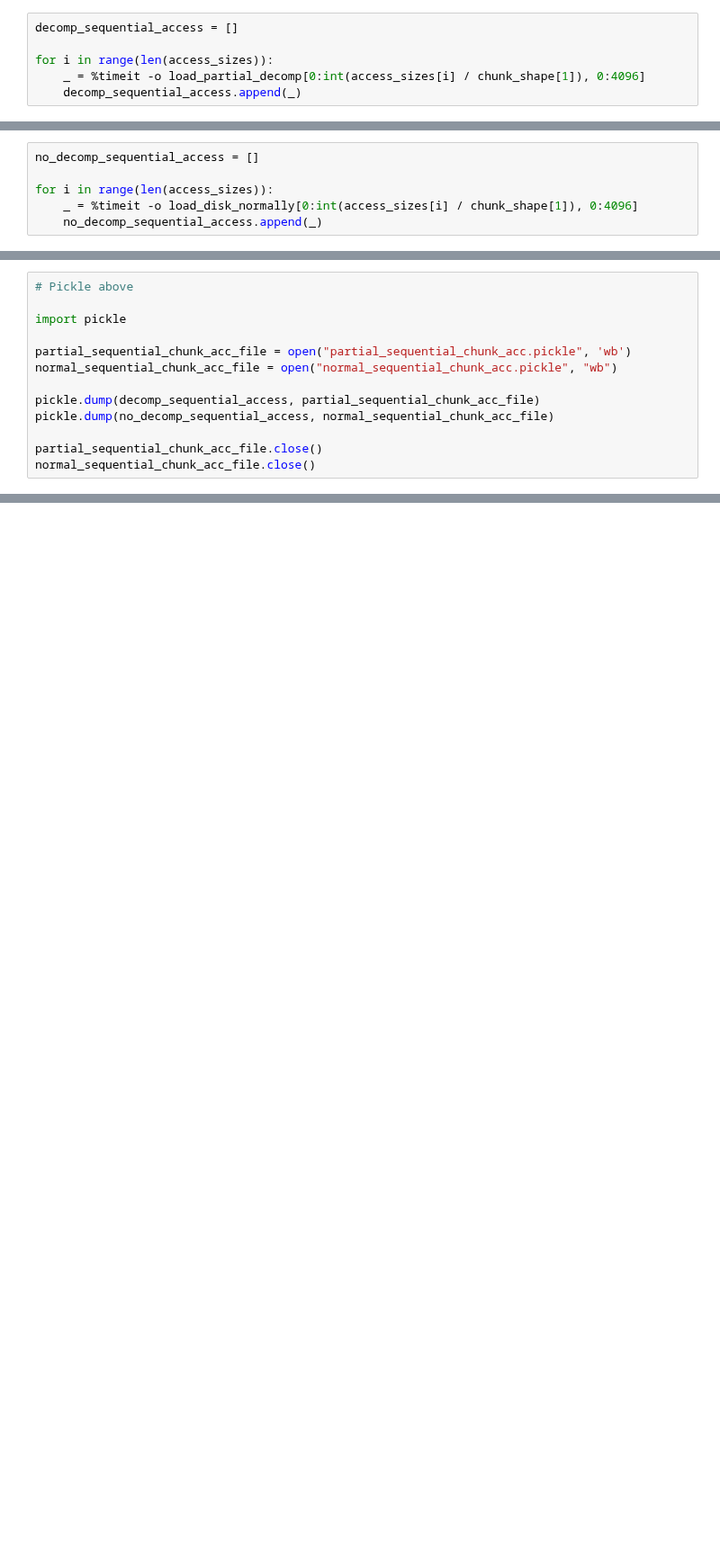
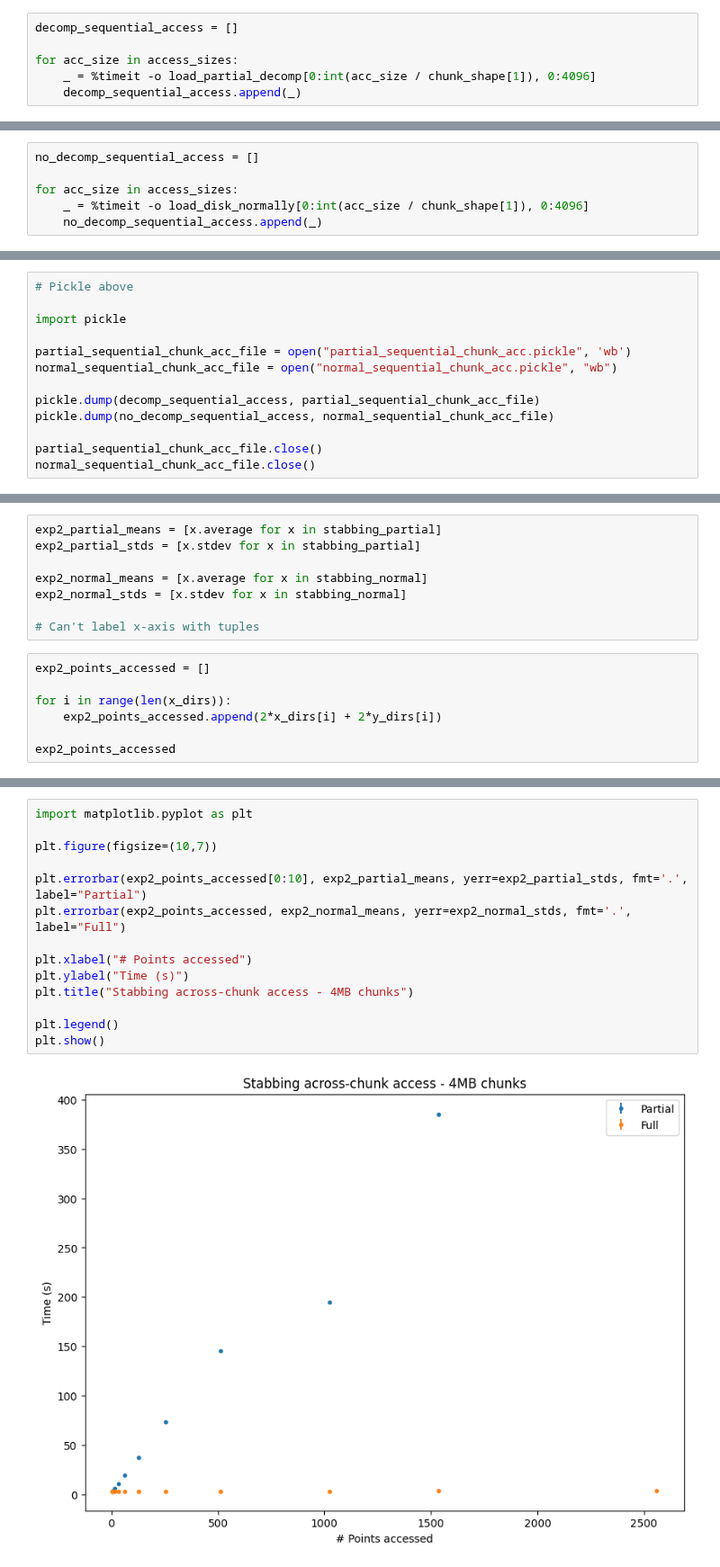
Before and after one commit to ariellubonja/ncar-zarr-code, a Jupyter notebook: chunk-partial-decompress-NOshard.ipynb, the cells around one changed output, grey strips where cells are left out. Shown at 90% size. Saved outputs shown, nothing was run; the diff lists cells and outputs as text; blank space fills up the shorter version.

```diff
--- a/chunk-partial-decompress-NOshard.ipynb
+++ b/chunk-partial-decompress-NOshard.ipynb
@@ -803,7 +838,7 @@ array([ 7298, 28848, 13914, 34926, 35384, 34286, 17281,  7320, 62590,
 # %%
 decomp_sequential_access = []
 
-for i in range(len(access_sizes)):
-    _ = %timeit -o load_partial_decomp[0:int(access_sizes[i] / chunk_shape[1]), 0:4096]
+for acc_size in access_sizes:
+    _ = %timeit -o load_partial_decomp[0:int(acc_size / chunk_shape[1]), 0:4096]
     decomp_sequential_access.append(_)
 # %% [output]
@@ -825,7 +860,7 @@ for i in range(len(access_sizes)):
 # %%
 no_decomp_sequential_access = []
 
-for i in range(len(access_sizes)):
-    _ = %timeit -o load_disk_normally[0:int(access_sizes[i] / chunk_shape[1]), 0:4096]
+for acc_size in access_sizes:
+    _ = %timeit -o load_disk_normally[0:int(acc_size / chunk_shape[1]), 0:4096]
     no_decomp_sequential_access.append(_)
 # %% [output]
@@ -893,0 +1078,15 @@ plt.show()
+# %%
+exp2_partial_means = [x.average for x in stabbing_partial]
+exp2_partial_stds = [x.stdev for x in stabbing_partial]
+
+exp2_normal_means = [x.average for x in stabbing_normal]
+exp2_normal_stds = [x.stdev for x in stabbing_normal]
+
+# Can't label x-axis with tuples
+# %%
+exp2_points_accessed = []
+
+for i in range(len(x_dirs)):
+    exp2_points_accessed.append(2*x_dirs[i] + 2*y_dirs[i])
+
+exp2_points_accessed
@@ -893,0 +1126,16 @@ plt.show()
+# %%
+import matplotlib.pyplot as plt
+
+plt.figure(figsize=(10,7))
+
+plt.errorbar(exp2_points_accessed[0:10], exp2_partial_means, yerr=exp2_partial_stds, fmt='.', label="Partial")
+plt.errorbar(exp2_points_accessed, exp2_normal_means, yerr=exp2_normal_stds, fmt='.', label="Full")
+
+plt.xlabel("# Points accessed")
+plt.ylabel("Time (s)")
+plt.title("Stabbing across-chunk access - 4MB chunks")
+
+plt.legend()
+plt.show()
+# %% [output]
+[figure, added]
```
Also changed, not shown: parts of 50 cells of this notebook, 10 other files.
